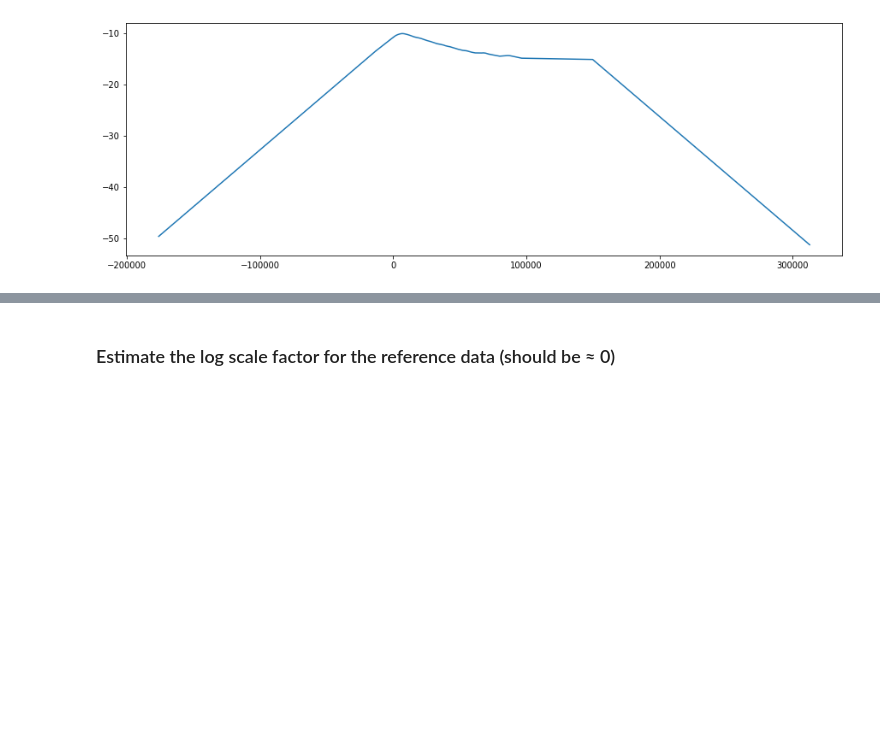
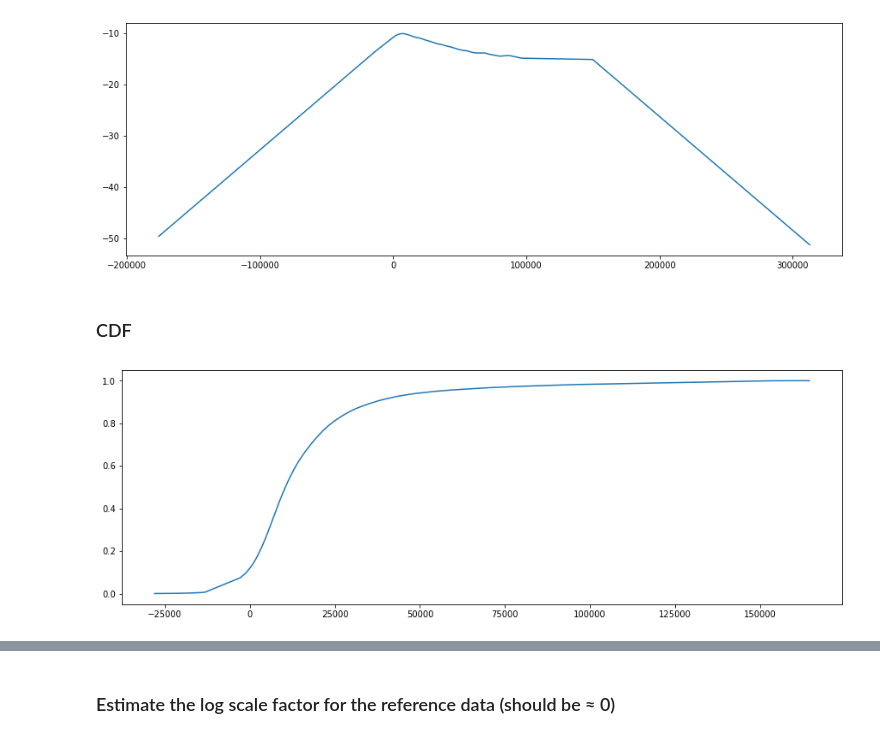
Before and after one commit to jackru/huge-lqg, a Jupyter notebook: bayes/AB_test_full_worked_example_v3.ipynb, the cells around one changed output, grey strips where cells are left out. Drawn from its saved outputs; the diff is of its cells as text; code cells hidden in the pictures; blank space fills up the shorter version.

```diff
--- a/bayes/AB_test_full_worked_example_v3.ipynb
+++ b/bayes/AB_test_full_worked_example_v3.ipynb
@@ -92,3 +94,10 @@ fig, ax = plt.subplots(figsize=(15,5))
 ax.plot(x_points, empirical_cltv_dist.logp(x_points).eval());
 # %% [output]
 [figure]
+# %% [markdown]
+### CDF
+# %%
+fig, ax = plt.subplots(figsize=(15,5))
+ax.plot(empirical_cltv_dist.x_points[90:-90], empirical_cltv_dist.cdf_points[90:-90]);
+# %% [output]
+[figure, added]
```
Also changed, not shown: parts of 15 cells of this notebook.
